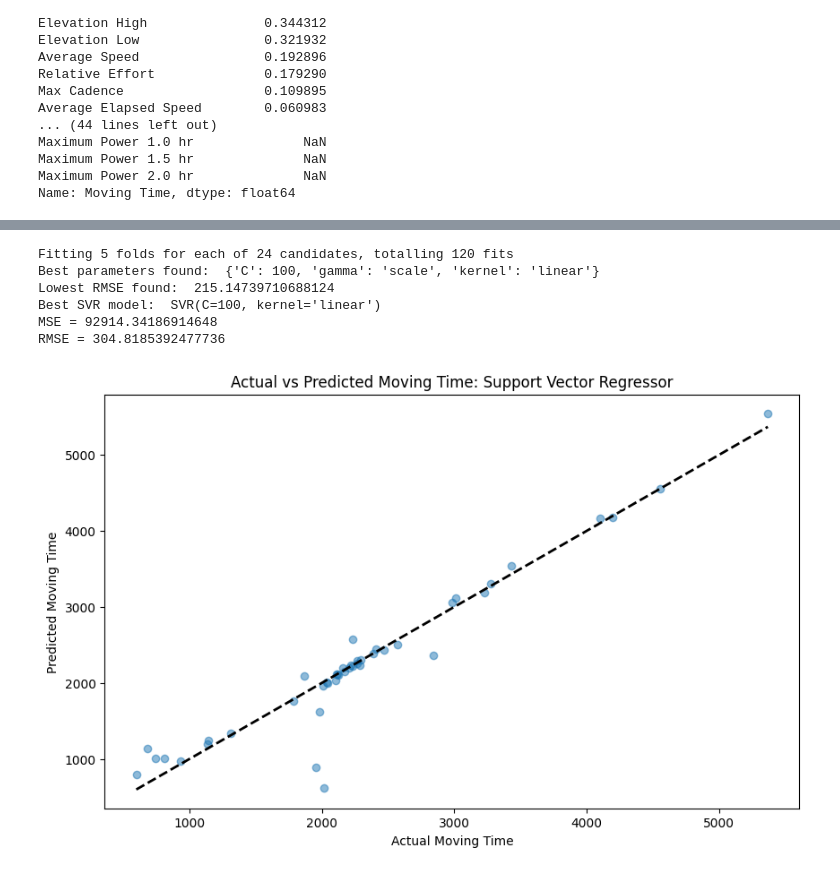
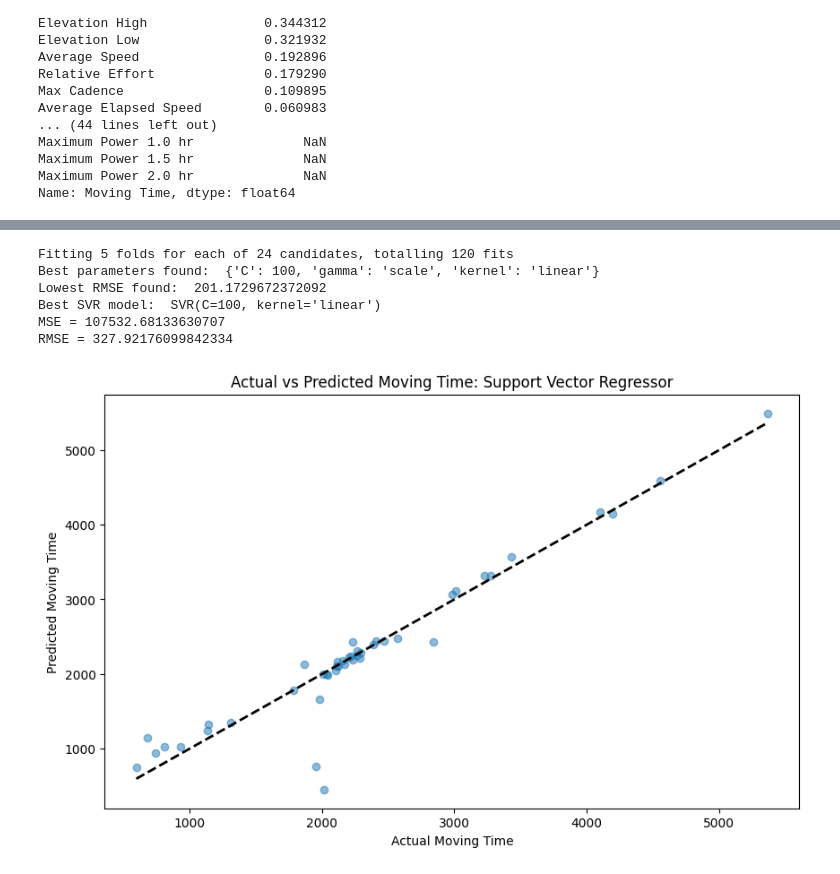
Before and after one commit to Redback-Operations/redback-fit-sports-performance, a Jupyter notebook: Cycling Analysis/Swim Duration Prediction.ipynb, the cells around one changed output, grey strips where cells are left out. Saved outputs shown, nothing was run; the diff lists cells and outputs as text; code cells hidden in the pictures.

```diff
--- a/Cycling Analysis/Swim Duration Prediction.ipynb
+++ b/Cycling Analysis/Swim Duration Prediction.ipynb
@@ -125,10 +183,7 @@ from sklearn.model_selection import GridSearchCV
 import numpy as np
 
 # Removing the target variable 'Moving Time' from the predictors
-X = data.drop(['Elapsed Time',
-               'Power Count',
-               'Moving Time'],
-               axis=1)
+X = data.drop(['Moving Time',], axis=1)
 y = data['Moving Time']
 
 # Splitting the data into training and testing sets
@@ -149,37 +204,37 @@ param_grid = {
 # Creating and training the random forest model
 sv_model = SVR()
 
 # Grid search with cross-validation
 grid_search = GridSearchCV(sv_model, param_grid, cv=5, scoring='neg_mean_squared_error', verbose=1)
 grid_search.fit(X_train, y_train)
 
 # Best estimator
 best_svr = grid_search.best_estimator_
 
 # Print the best parameters
 print("Best parameters found: ", grid_search.best_params_)
 print("Lowest RMSE found: ", np.sqrt(np.abs(grid_search.best_score_)))
 
 # Print the complete configuration of the best SVR model
 print("Best SVR model: ", grid_search.best_estimator_)
 
 # Predicting on the test set with the best estimator
 y_pred = best_svr.predict(X_test)
 
 # Calculating the Mean Squared Error
 mse = mean_squared_error(y_test, y_pred)
 print (f'MSE = {mse}')
 print (f'RMSE = {np.sqrt(mse)}')
 
 plot_results(y_test, y_pred, 'Support Vector Regressor')
 # %% [output]
 Fitting 5 folds for each of 24 candidates, totalling 120 fits
 Best parameters found:  {'C': 100, 'gamma': 'scale', 'kernel': 'linear'}
-Lowest RMSE found:  215.14739710688124
+Lowest RMSE found:  201.1729672372092
 Best SVR model:  SVR(C=100, kernel='linear')
-MSE = 92914.34186914648
-RMSE = 304.8185392477736
+MSE = 107532.68133630707
+RMSE = 327.92176099842334
-[figure, old version]
+[figure, new version]
 # %%
 from sklearn.linear_model import LinearRegression
 
```
Also changed, not shown: parts of 10 cells of this notebook.
